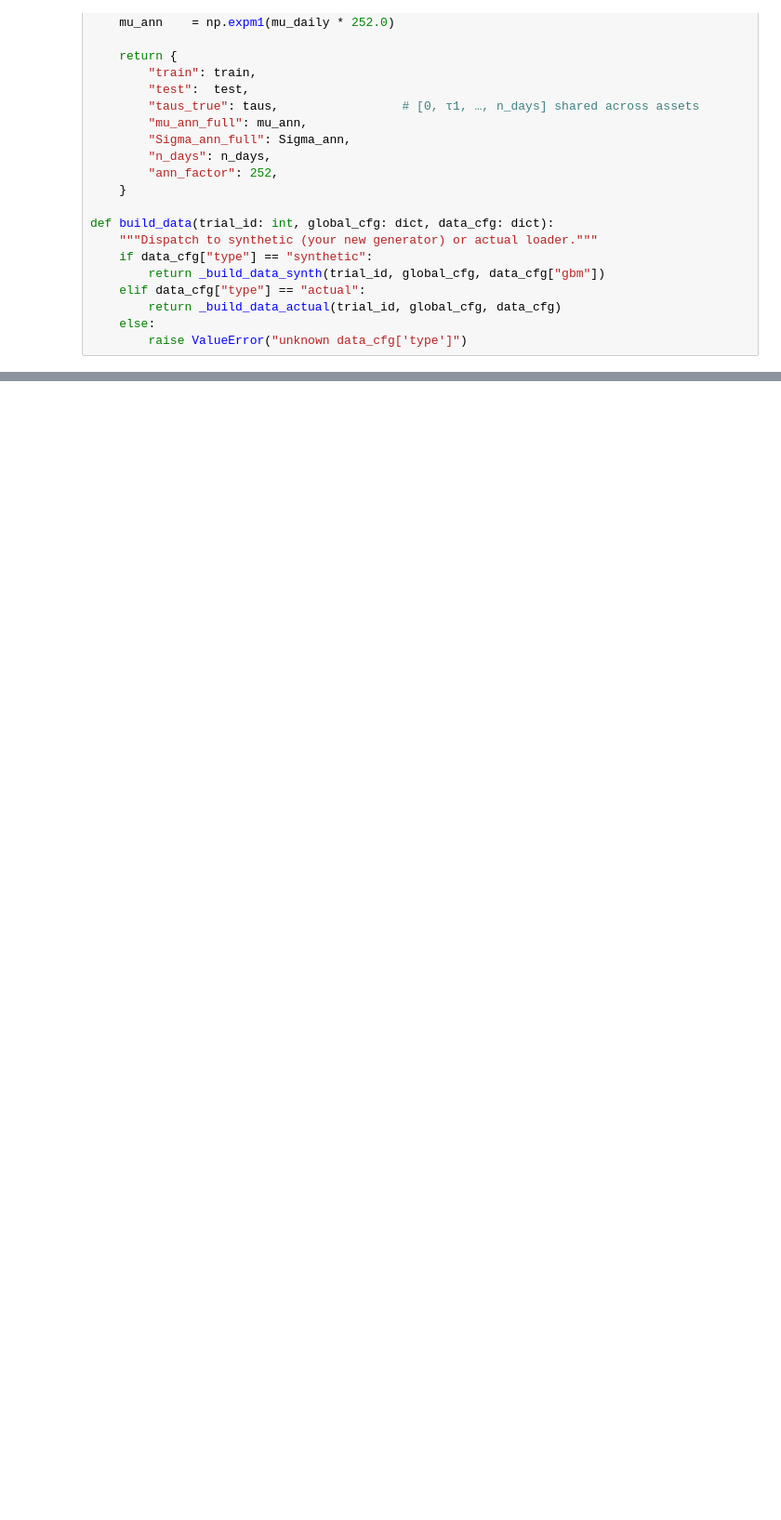
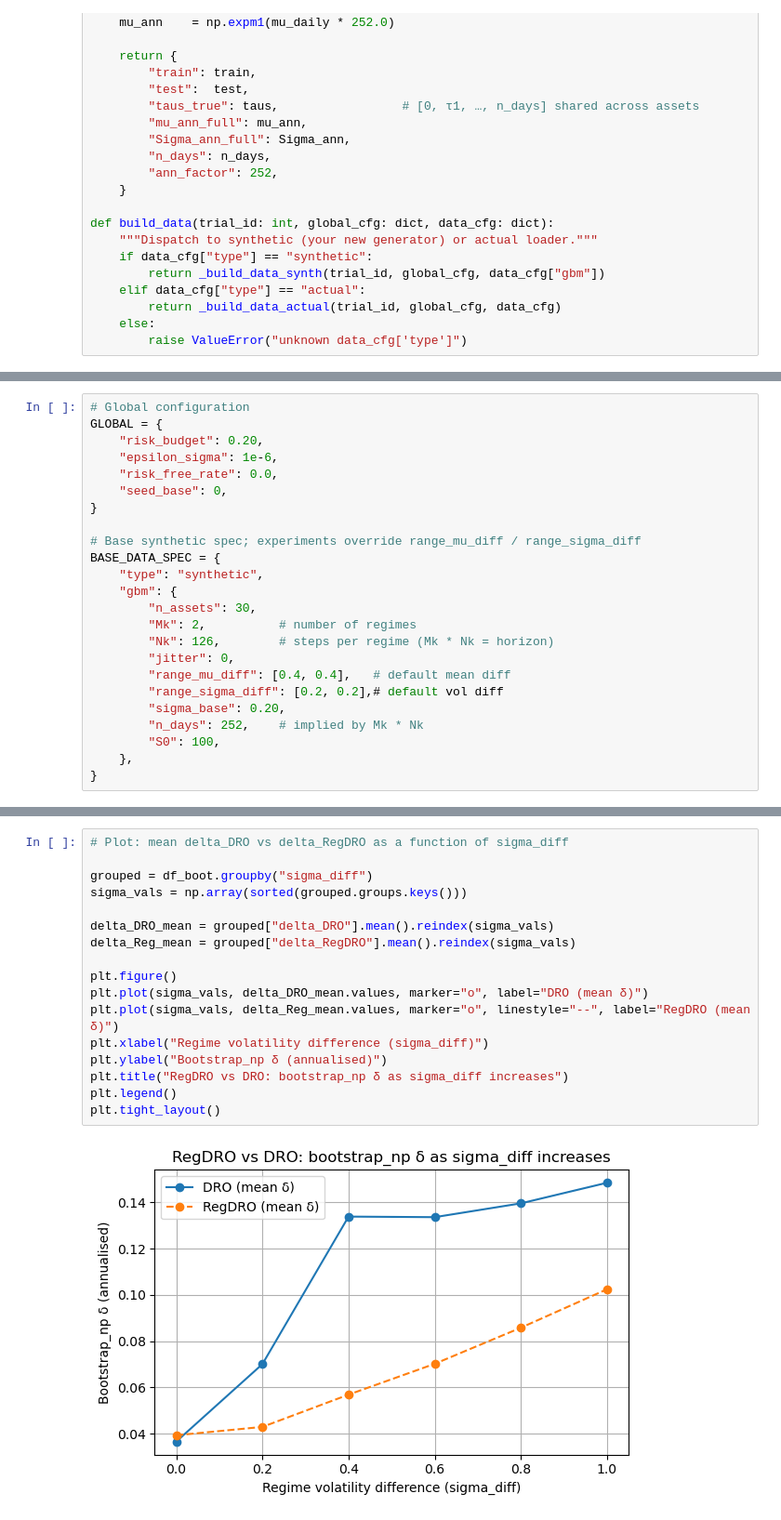
Before and after one commit to chrismader1/SLDS, a Jupyter notebook: DRO_synth.ipynb, the cells around one changed output, grey strips where cells are left out. Shown at 93% size. Drawn from its saved outputs; the diff is of its cells as text; blank space fills up the shorter version.

```diff
--- a/DRO_synth.ipynb
+++ b/DRO_synth.ipynb
@@ -1086,0 +193,24 @@ Starting sigma_diff sweep (mu_diff fixed)...
+# %%
+# Global configuration
+GLOBAL = {
+    "risk_budget": 0.20,
+    "epsilon_sigma": 1e-6,
+    "risk_free_rate": 0.0,
+    "seed_base": 0,
+}
+
+# Base synthetic spec; experiments override range_mu_diff / range_sigma_diff
+BASE_DATA_SPEC = {
+    "type": "synthetic",
+    "gbm": {
+        "n_assets": 30,
+        "Mk": 2,          # number of regimes
+        "Nk": 126,        # steps per regime (Mk * Nk = horizon)
+        "jitter": 0,
+        "range_mu_diff": [0.4, 0.4],   # default mean diff
+        "range_sigma_diff": [0.2, 0.2],# default vol diff
+        "sigma_base": 0.20,
+        "n_days": 252,    # implied by Mk * Nk
+        "S0": 100,
+    },
+}
@@ -1086,0 +386,19 @@ Starting sigma_diff sweep (mu_diff fixed)...
+# %%
+# Plot: mean delta_DRO vs delta_RegDRO as a function of sigma_diff
+
+grouped = df_boot.groupby("sigma_diff")
+sigma_vals = np.array(sorted(grouped.groups.keys()))
+
+delta_DRO_mean = grouped["delta_DRO"].mean().reindex(sigma_vals)
+delta_Reg_mean = grouped["delta_RegDRO"].mean().reindex(sigma_vals)
+
+plt.figure()
+plt.plot(sigma_vals, delta_DRO_mean.values, marker="o", label="DRO (mean δ)")
+plt.plot(sigma_vals, delta_Reg_mean.values, marker="o", linestyle="--", label="RegDRO (mean δ)")
+plt.xlabel("Regime volatility difference (sigma_diff)")
+plt.ylabel("Bootstrap_np δ (annualised)")
+plt.title("RegDRO vs DRO: bootstrap_np δ as sigma_diff increases")
+plt.legend()
+plt.tight_layout()
+# %% [output]
+[figure, added]
```
Also changed, not shown: parts of 18 cells of this notebook, 2 other files.
